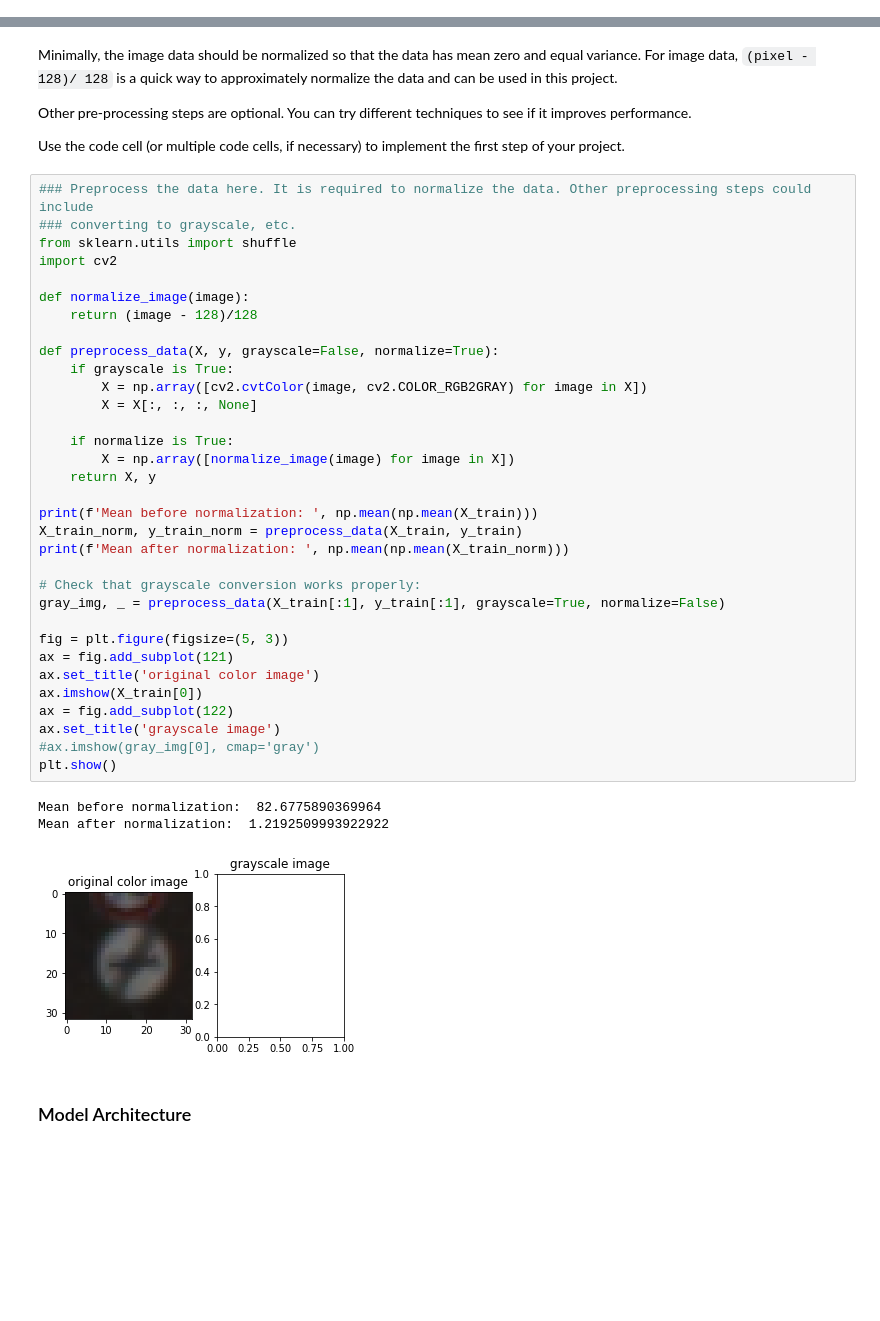
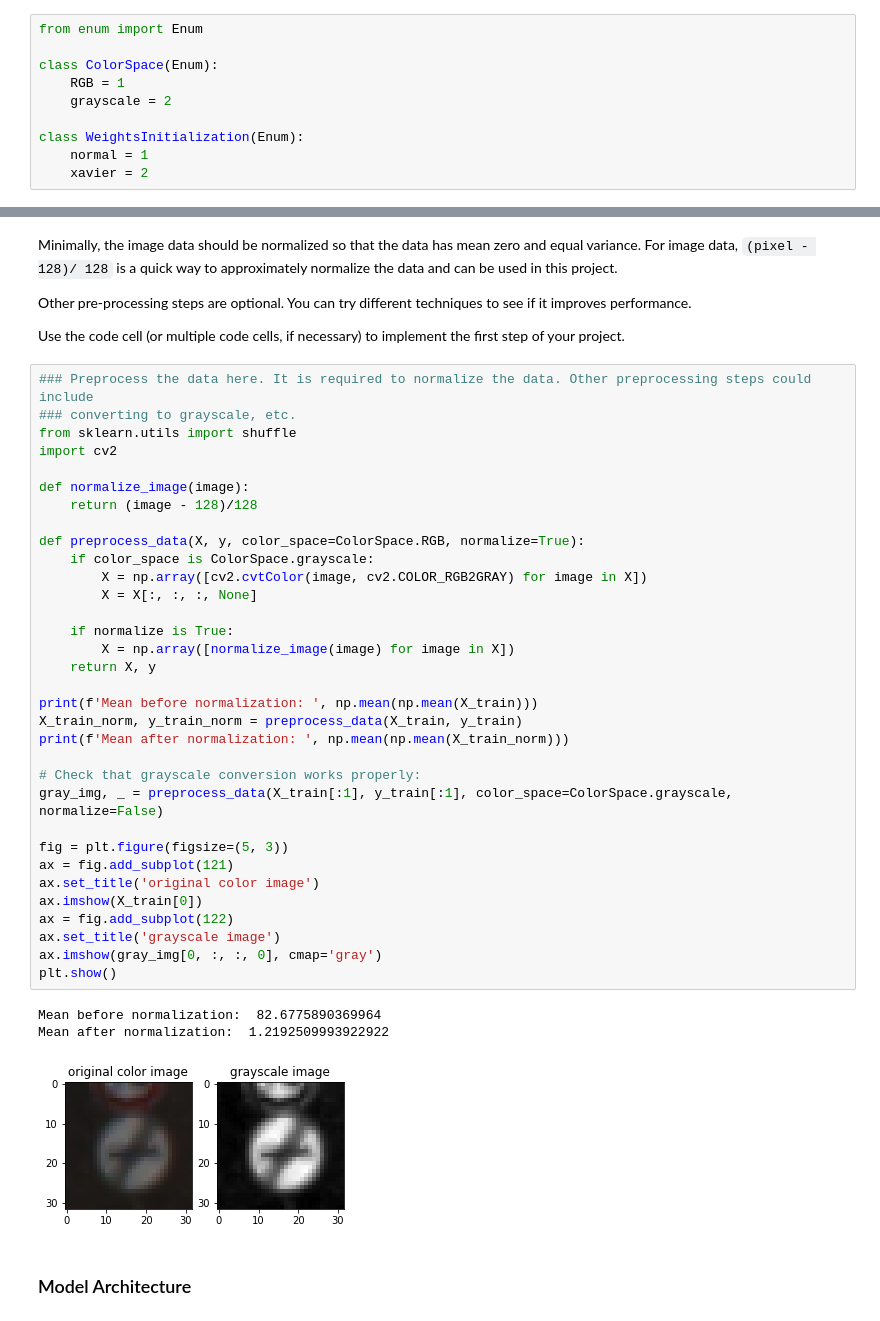
Before and after one commit to Pyrax/CarND-Traffic-Sign-Classifier-Project, a Jupyter notebook: Traffic_Sign_Classifier.ipynb, the cells around one changed output, grey strips where cells are left out. Drawn from its saved outputs; the diff is of its cells as text; blank space fills up the shorter version.

```diff
--- a/Traffic_Sign_Classifier.ipynb
+++ b/Traffic_Sign_Classifier.ipynb
@@ -18,6 +18,16 @@ The [rubric](https://review.udacity.com/#!/rubrics/481/view) contains "Stand Out
 >**Note:** Code and Markdown cells can be executed using the **Shift + Enter** keyboard shortcut. In addition, Markdown cells can be edited by typically double-clicking the cell to enter edit mode.
 # %%
 RANDOM_SEED = 42
+# %%
+from enum import Enum
+
+class ColorSpace(Enum):
+    RGB = 1
+    grayscale = 2
+
+class WeightsInitialization(Enum):
+    normal = 1
+    xavier = 2
 # %% [markdown]
 ---
 ## Step 0: Load The Data
@@ -168,38 +176,38 @@ Use the code cell (or multiple code cells, if necessary) to implement the first
 ### converting to grayscale, etc.
 from sklearn.utils import shuffle
 import cv2
 
 def normalize_image(image):
     return (image - 128)/128
 
-def preprocess_data(X, y, grayscale=False, normalize=True):
-    if grayscale is True:
+def preprocess_data(X, y, color_space=ColorSpace.RGB, normalize=True):
+    if color_space is ColorSpace.grayscale:
         X = np.array([cv2.cvtColor(image, cv2.COLOR_RGB2GRAY) for image in X])
         X = X[:, :, :, None]
 
     if normalize is True:
         X = np.array([normalize_image(image) for image in X])
     return X, y
 
 print(f'Mean before normalization: ', np.mean(np.mean(X_train)))
 X_train_norm, y_train_norm = preprocess_data(X_train, y_train)
 print(f'Mean after normalization: ', np.mean(np.mean(X_train_norm)))
 
 # Check that grayscale conversion works properly:
-gray_img, _ = preprocess_data(X_train[:1], y_train[:1], grayscale=True, normalize=False)
+gray_img, _ = preprocess_data(X_train[:1], y_train[:1], color_space=ColorSpace.grayscale, normalize=False)
 
 fig = plt.figure(figsize=(5, 3))
 ax = fig.add_subplot(121)
 ax.set_title('original color image')
 ax.imshow(X_train[0])
 ax = fig.add_subplot(122)
 ax.set_title('grayscale image')
-#ax.imshow(gray_img[0], cmap='gray')
+ax.imshow(gray_img[0, :, :, 0], cmap='gray')
 plt.show()
 # %% [output]
 Mean before normalization:  82.6775890369964
 Mean after normalization:  1.2192509993922922
-[figure, old version]
+[figure, new version]
 # %% [markdown]
 ### Model Architecture
 # %% [markdown]
```
Also changed, not shown: parts of 5 cells of this notebook.
